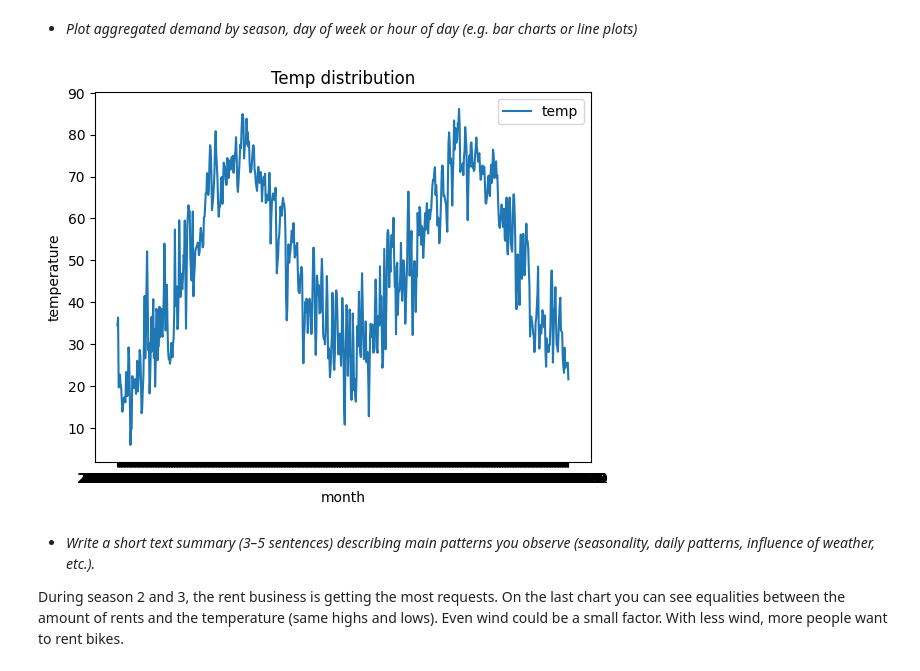
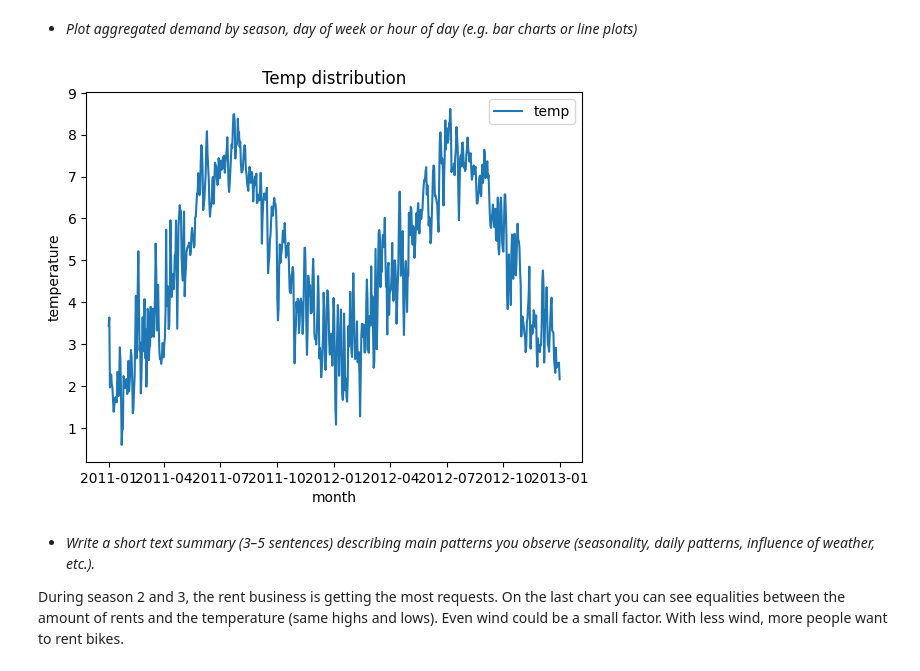
Before and after one commit to pi8901/DataScience, a Jupyter notebook: 7023871_MirkoCordes.ipynb, the cells around one changed output. Drawn from its saved outputs; the diff is of its cells as text; code cells hidden in the pictures.

```diff
--- a/7023871_MirkoCordes.ipynb
+++ b/7023871_MirkoCordes.ipynb
@@ -10,12 +10,10 @@ import pandas as pd
 import numpy as np
 
 values = pd.read_csv("day.csv")
-print ("head: \n", values.head())
-#datetime = np.array([values["dteday"], values["hr"]])
-#datetimeFrame = pd.DataFrame([values["dteday"], values["hr"]])
+
 df = pd.DataFrame({
     "target": values["cnt"],
-    "datetime": values["dteday"],
+    "datetime": pd.to_datetime(values["dteday"]),
     "weather_feature": values["weathersit"],
     "temperature_feature": values["temp"],
     "humidity_feature": values["hum"],
@@ -25,4 +23,6 @@ df = pd.DataFrame({
     "working_day_feature": values["workingday"],
     "weekday_feature": values["weekday"]
 })
+
+df.head()
 # %% [output]
@@ -237,14 +224,14 @@ plt.show()
 # %% [markdown]
 - *Plot aggregated demand by season, day of week or hour of day (e.g. bar charts or line plots)*
 # %%
-plt.plot(values.dteday, values.temp * 100, label="temp")
+plt.plot(df["datetime"], df["temperature_feature"] * 10, label="temp")
 plt.title("Temp distribution")
 plt.xlabel("month" )
 plt.ylabel( "temperature" )
 plt.legend()
 plt.show()
 # %% [output]
-[figure, old version]
+[figure, new version]
 # %% [markdown]
 - *Write a short text summary (3–5 sentences) describing main patterns you observe (seasonality, daily patterns, influence of weather, etc.).*
 
```
Also changed, not shown: parts of 16 cells of this notebook, 1 other file.
